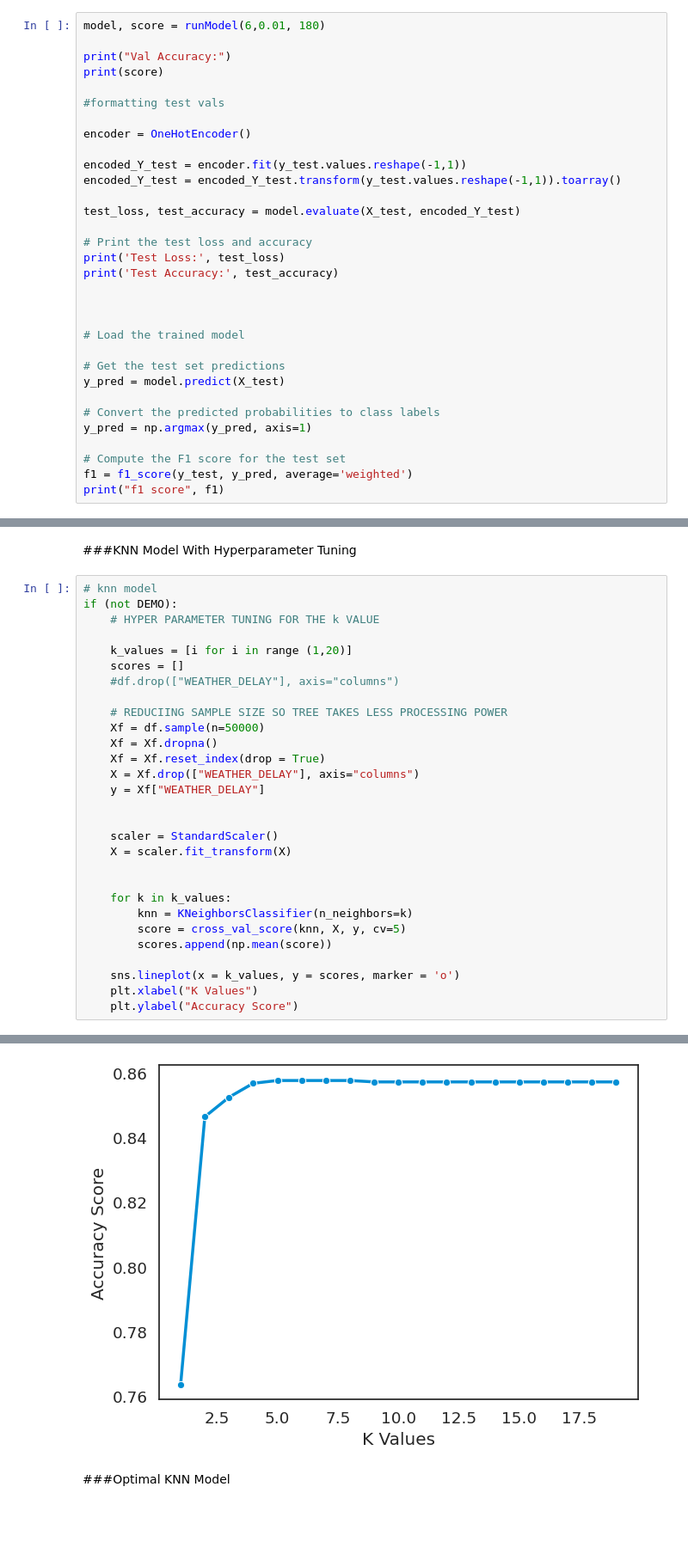
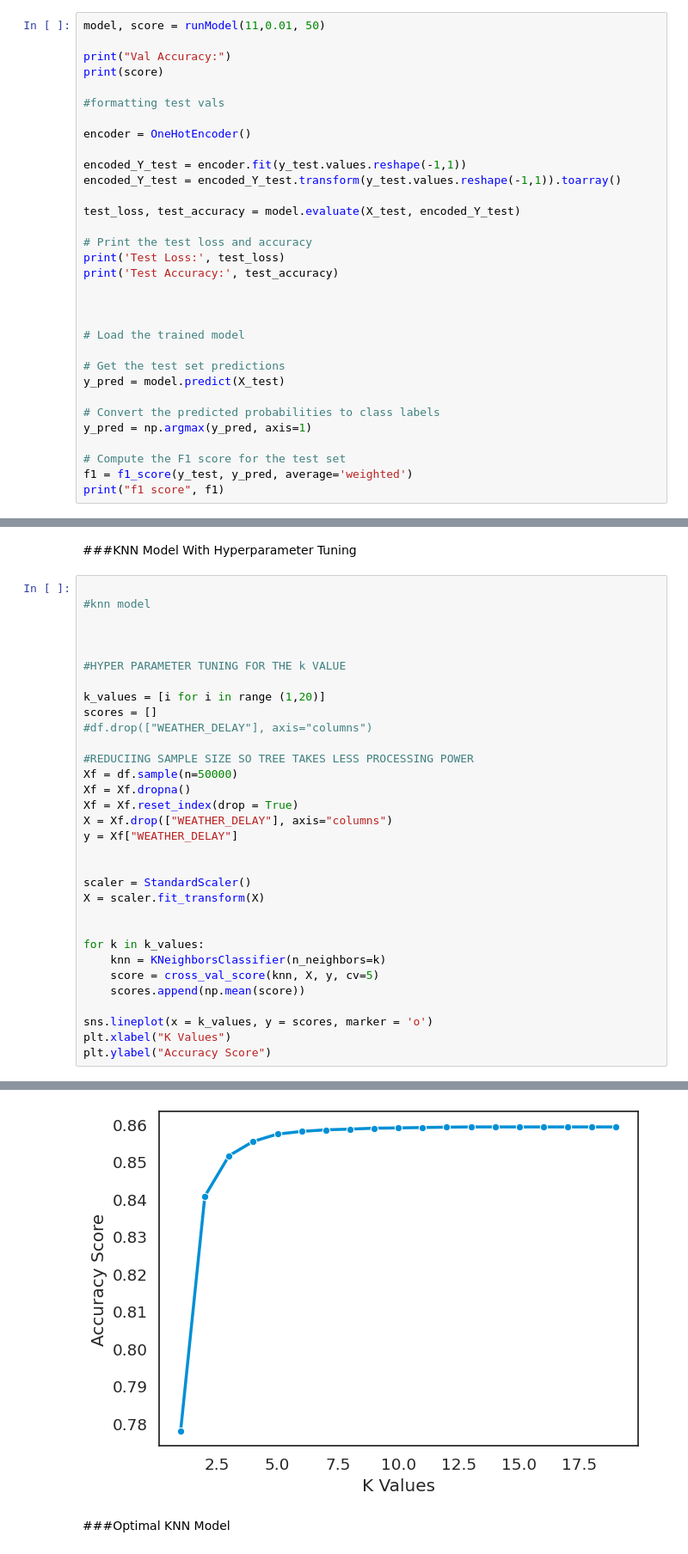
Before and after one commit to sebriverso/sebriverso.github.io, a Jupyter notebook: AirlineDelays.ipynb, the cells around one changed output, grey strips where cells are left out. Shown at 86% size. Saved outputs shown, nothing was run; the diff lists cells and outputs as text; blank space fills up the shorter version.

```diff
--- a/AirlineDelays.ipynb
+++ b/AirlineDelays.ipynb
@@ -580,7 +571,7 @@ Epoch 5/10
 # %% [markdown]
 ###Optimal NN model
 # %%
-model, score = runModel(6,0.01, 180)
+model, score = runModel(11,0.01, 50)
 
 print("Val Accuracy:")
 print(score)
@@ -825,37 +816,40 @@ plt.show()
 # %% [markdown]
 ###KNN Model With Hyperparameter Tuning
 # %%
-# knn model
-if (not DEMO):
-    # HYPER PARAMETER TUNING FOR THE k VALUE
 
-    k_values = [i for i in range (1,20)]
-    scores = []
-    #df.drop(["WEATHER_DELAY"], axis="columns")
-
-    # REDUCIING SAMPLE SIZE SO TREE TAKES LESS PROCESSING POWER
-    Xf = df.sample(n=50000)
-    Xf = Xf.dropna()
-    Xf = Xf.reset_index(drop = True)
-    X = Xf.drop(["WEATHER_DELAY"], axis="columns")
-    y = Xf["WEATHER_DELAY"]
+#knn model
 
 
-    scaler = StandardScaler()
-    X = scaler.fit_transform(X)
+
+#HYPER PARAMETER TUNING FOR THE k VALUE
+
+k_values = [i for i in range (1,20)]
+scores = []
+#df.drop(["WEATHER_DELAY"], axis="columns")
+
+#REDUCIING SAMPLE SIZE SO TREE TAKES LESS PROCESSING POWER
+Xf = df.sample(n=50000)
+Xf = Xf.dropna()
+Xf = Xf.reset_index(drop = True)
+X = Xf.drop(["WEATHER_DELAY"], axis="columns")
+y = Xf["WEATHER_DELAY"]
 
 
-    for k in k_values:
-        knn = KNeighborsClassifier(n_neighbors=k)
-        score = cross_val_score(knn, X, y, cv=5)
-        scores.append(np.mean(score))
+scaler = StandardScaler()
+X = scaler.fit_transform(X)
 
-    sns.lineplot(x = k_values, y = scores, marker = 'o')
-    plt.xlabel("K Values")
-    plt.ylabel("Accuracy Score")
+
+for k in k_values:
+    knn = KNeighborsClassifier(n_neighbors=k)
+    score = cross_val_score(knn, X, y, cv=5)
+    scores.append(np.mean(score))
+
+sns.lineplot(x = k_values, y = scores, marker = 'o')
+plt.xlabel("K Values")
+plt.ylabel("Accuracy Score")
 # %% [output]
 Text(0, 0.5, 'Accuracy Score')
-[figure, old version]
+[figure, new version]
 # %% [markdown]
 ###Optimal KNN Model
 # %%
```
Also changed, not shown: parts of 13 cells of this notebook.
